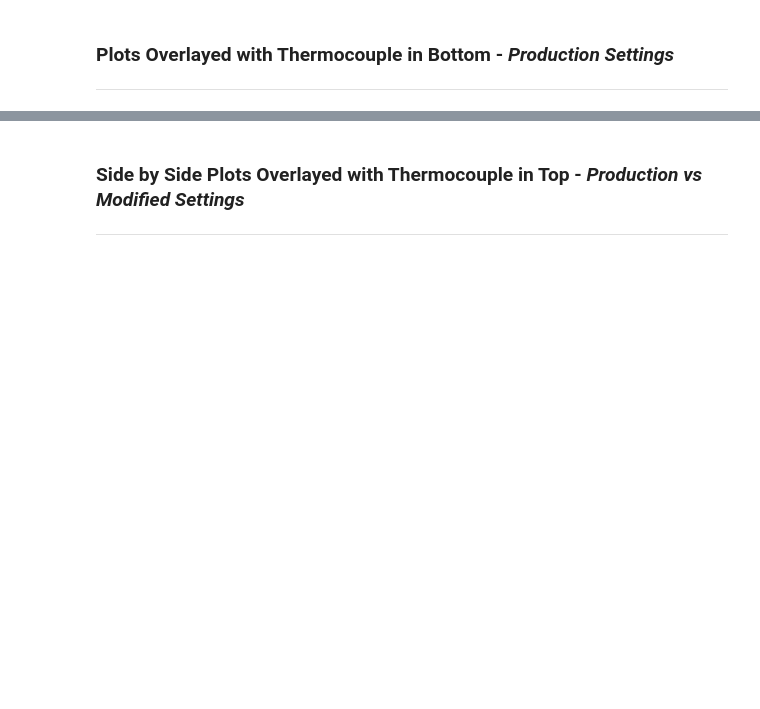
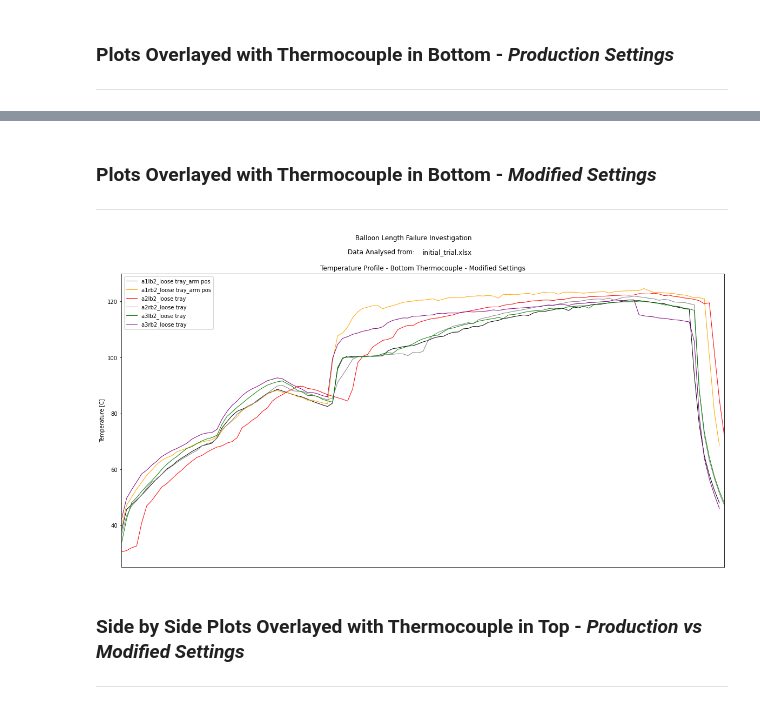
Before and after one commit to KeithQuinn/Temperature_Profile_Analysis, a Jupyter notebook: Initial_Trial/SAM 5 Balloon Length Investigation.ipynb, the cells around one changed output, grey strips where cells are left out. Drawn from its saved outputs; the diff is of its cells as text; code cells hidden in the pictures; blank space fills up the shorter version.

```diff
--- a/Initial_Trial/SAM 5 Balloon Length Investigation.ipynb
+++ b/Initial_Trial/SAM 5 Balloon Length Investigation.ipynb
@@ -174,3 +197,27 @@ plt.show()
+# %% [markdown]
+### Plots Overlayed with Thermocouple in Bottom - *Modified Settings*
+***
+# %%
+plt.figure(figsize=(20,10))
+plt.plot(a1lb2, color = "black", linewidth=1, label = "a1lb2_loose tray_arm pos")
+plt.plot(a1rb2, color = "orange", linewidth=1, label = "a1rb2_loose tray_arm pos")
+plt.plot(a2lb2, color = "red", linewidth=1, label = "a2lb2_loose tray")
+plt.plot(a2rb2, color = "grey", linewidth=1, label = "a2rb2_loose tray")
+plt.plot(a3lb2, color = "green", linewidth=1, label = "a3lb2_loose tray")
+plt.plot(a3rb2, color = "purple", linewidth=1, label = "a3rb2_loose tray")
+plt.title("Temperature Profile - Bottom Thermocouple - Modified Settings")
+plt.suptitle("Balloon Length Failure Investigation")
+axes = plt.gca()
+axes.set_xlim([0,120])
+axes.set_ylim([25,130])
+plt.text(45, 137, "Data Analysed from:", color='black', size=12)
+plt.text(60, 137, file_name, color='black', size=12)
+plt.legend(loc = "upper left")
+plt.xticks([])
+plt.ylabel("Temperature [C]", color = "black")
+plt.show()
+# %% [output]
+[figure, added]
 # %% [markdown]
 ### Side by Side Plots Overlayed with Thermocouple in Top - *Production vs Modified Settings*
 ***
```
Also changed, not shown: parts of 16 cells of this notebook, 30 other files.
